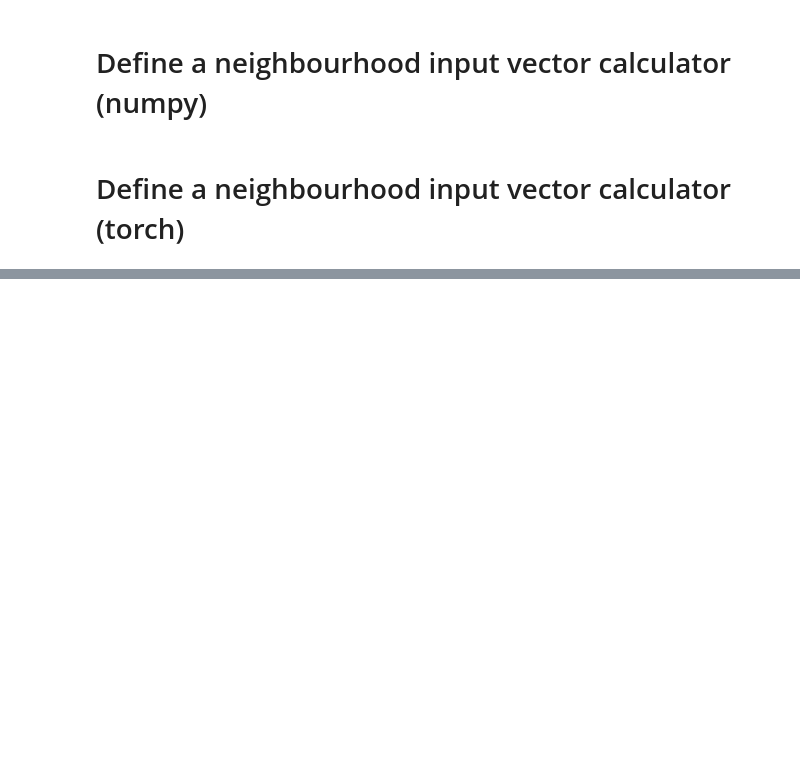
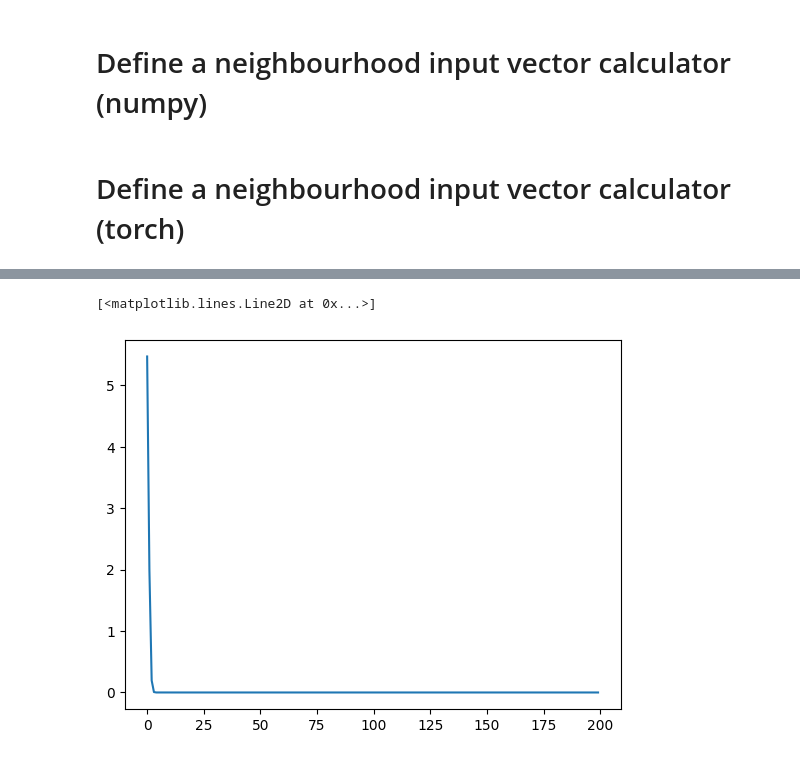
Before and after one commit to SpaceMeerkat/traident, a Jupyter notebook: training/preprocessing.ipynb, the cells around one changed output, grey strips where cells are left out. Saved outputs shown, nothing was run; the diff lists cells and outputs as text; code cells hidden in the pictures; blank space fills up the shorter version.

```diff
--- a/training/preprocessing.ipynb
+++ b/training/preprocessing.ipynb
@@ -172,7 +171,9 @@ tneighbourhood = rescale_neighbourhood(tneighbourhood)
 flux = flux_scale(tneighbourhood)
 greedy_grad, smooth_grad = gradient(tneighbourhood)
 distance_weighted, bounding_xy, bounding_t = anomaly_distance(chunk, row, column, channel, Nxy, Nt, a_x, a_y, a_t, a_Nxy, a_Nt)
-input_vector = torch.tensor(torch.stack([torch.tensor(11), torch.tensor(301),
-                                         flux,
+input_vector = torch.tensor(torch.stack([flux,
                                          greedy_grad[0], greedy_grad[1], greedy_grad[2],
-                                         smooth_grad[0], smooth_grad[1], smooth_grad[2]]))
+                                         smooth_grad[0], smooth_grad[1], smooth_grad[2],
+                                         distance_weighted,
+                                         bounding_xy,
+                                         bounding_t]))
@@ -182,0 +278,6 @@ tensor(0.7834)
+# %%
+plt.figure()
+plt.plot(all_loss)
+# %% [output]
+[<matplotlib.lines.Line2D at 0x...>]
+[figure, added]
```
Also changed, not shown: parts of 5 cells of this notebook.
